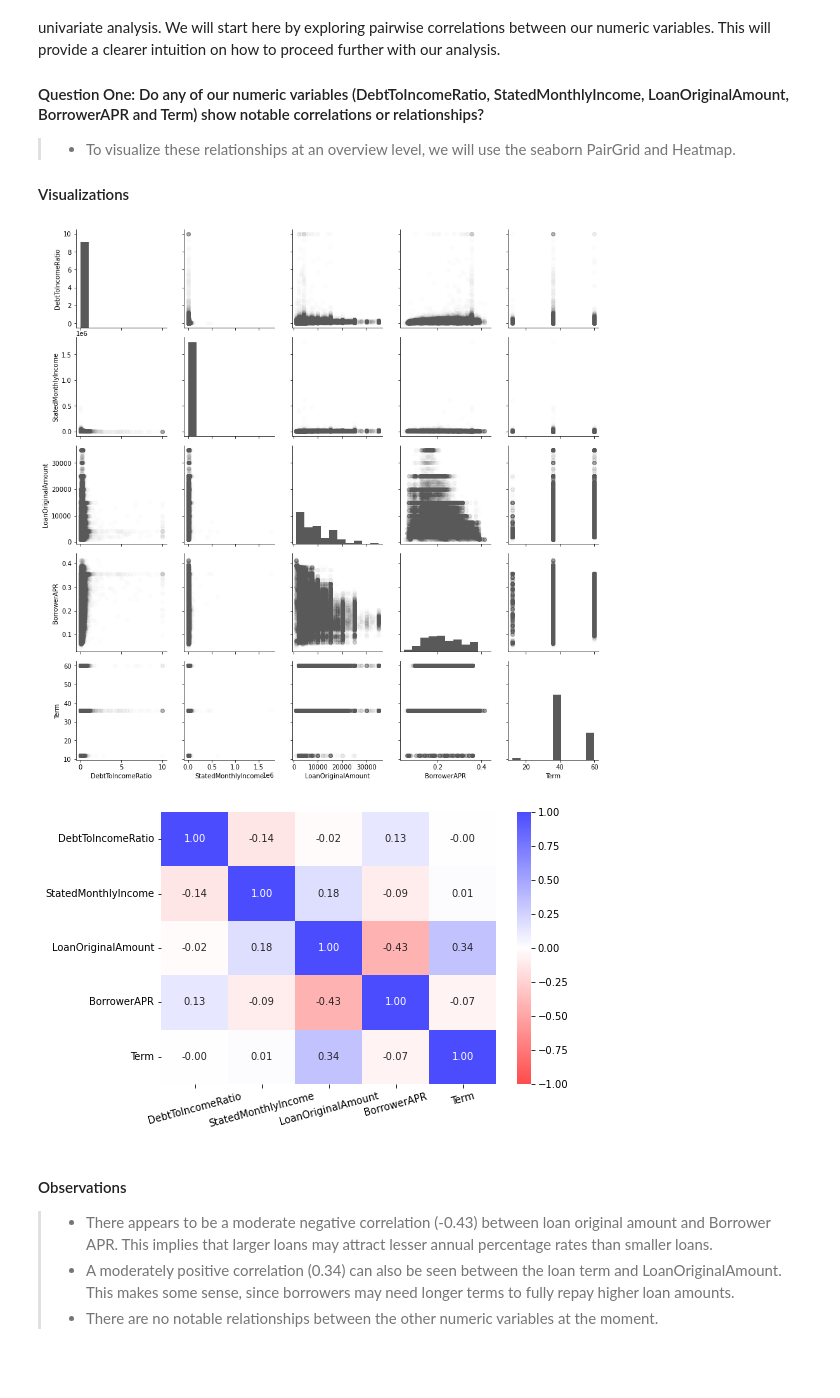
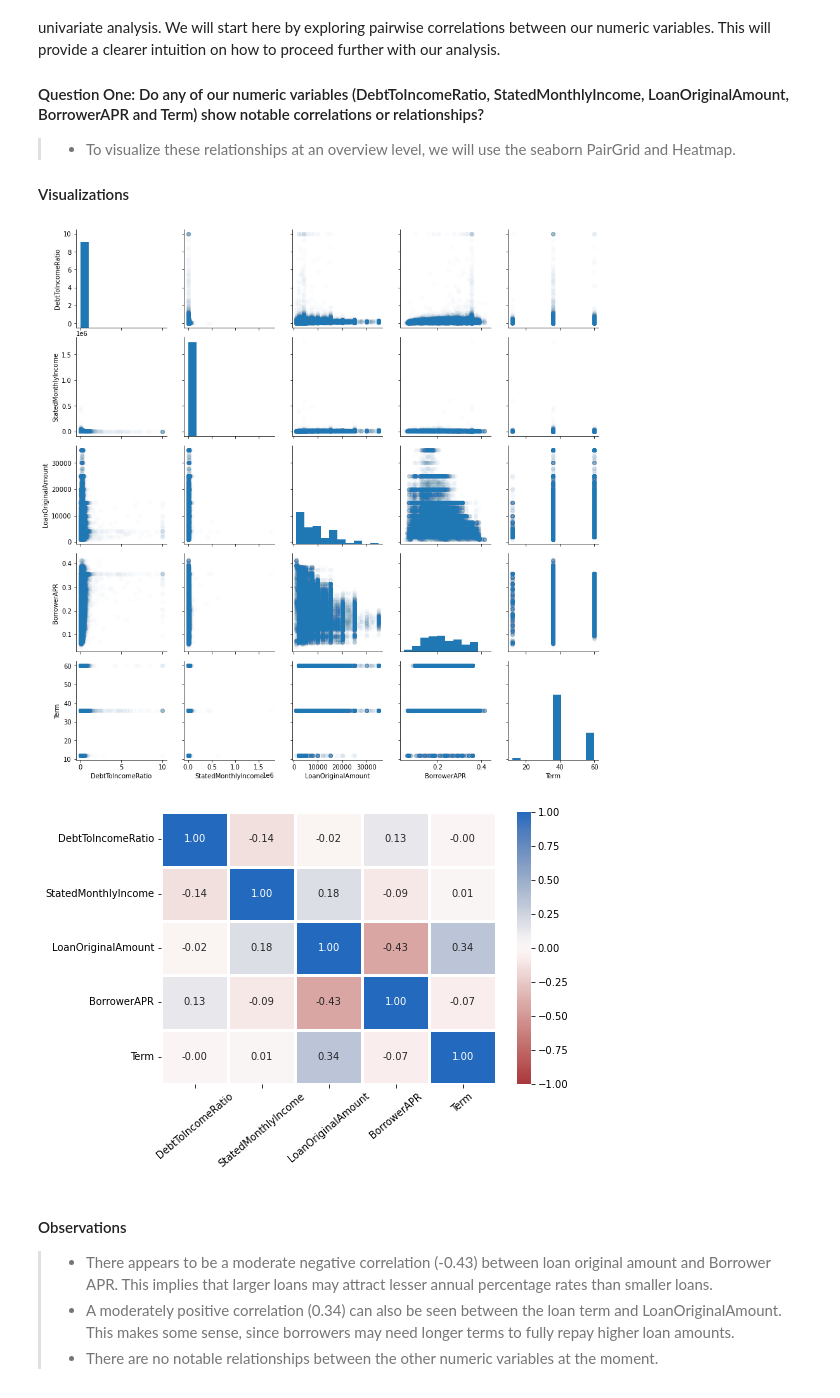
Before and after one commit to Lippins/Prosper-Loan-Data, a Jupyter notebook: exploration.ipynb, the cells around one changed output. Drawn from its saved outputs; the diff is of its cells as text; code cells hidden in the pictures; blank space fills up the shorter version.

```diff
--- a/exploration.ipynb
+++ b/exploration.ipynb
@@ -372,13 +372,13 @@ The BorrowerAPR (Annual percentage rate) is one of our key features of interest.
 #### Visualization
 # %%
 # Set color for all univariate plots
-colors = sns.color_palette()
+colors = sns.color_palette('Paired')
 
 # Create 40 evenly spaced bins for Borrower APR from zero to the maximum value
 bins = np.linspace(0, loan_df.BorrowerAPR.max(), 40)
 
 plt.figure(figsize=(8, 4))
-plt.hist(data=loan_df, x='BorrowerAPR', bins=bins, color = colors[3]);
+plt.hist(data=loan_df, x='BorrowerAPR', bins=bins, color = colors[1]);
 plt.xticks(np.arange(0, 0.45, 0.05))
 plt.xlabel('Borrower APR');
 # %% [output]
@@ -609,19 +609,20 @@ Similar to how descriptive statistics was used to get an intuition of how numeri
 # %%
 # Store numeric column names in a list
 numeric_cols = ['DebtToIncomeRatio', 'StatedMonthlyIncome', 'LoanOriginalAmount', 'BorrowerAPR', 'Term']
 
 # Create a scatterplot of each numeric variable against the other
 fig = sns.PairGrid(loan_df[numeric_cols])
-fig.map_diag(plt.hist, color = colors[3])
-fig.map_offdiag(plt.scatter,color = colors[3], alpha=0.01);
+fig.map_diag(plt.hist, color = colors[1])
+fig.map_offdiag(plt.scatter,color = colors[1], alpha=0.01);
 
 # Visualize the correlation between the numeric variables with a heatmap
 plt.figure(figsize= (7.5, 5))
-sns.heatmap(data=loan_df[numeric_cols].corr(), annot=True, fmt='.2f', cmap='bwr_r', vmin=-1, vmax=1, alpha=0.7)
-plt.xticks(rotation=15);
+sns.heatmap(data=loan_df[numeric_cols].corr(), annot=True, fmt='.2f',
+            cmap='vlag_r', vmin=-1, vmax=1, linewidth=3)
+plt.xticks(rotation=40);
 # %% [output]
-[figure, old version]
+[figure, new version]
-[figure, old version]
+[figure, new version]
 # %% [markdown]
 #### Observations
 >- There appears to be a moderate negative correlation (-0.43) between loan original amount and Borrower APR. This implies that larger loans may attract lesser annual percentage rates than smaller loans.
```
Also changed, not shown: parts of 18 cells of this notebook.
